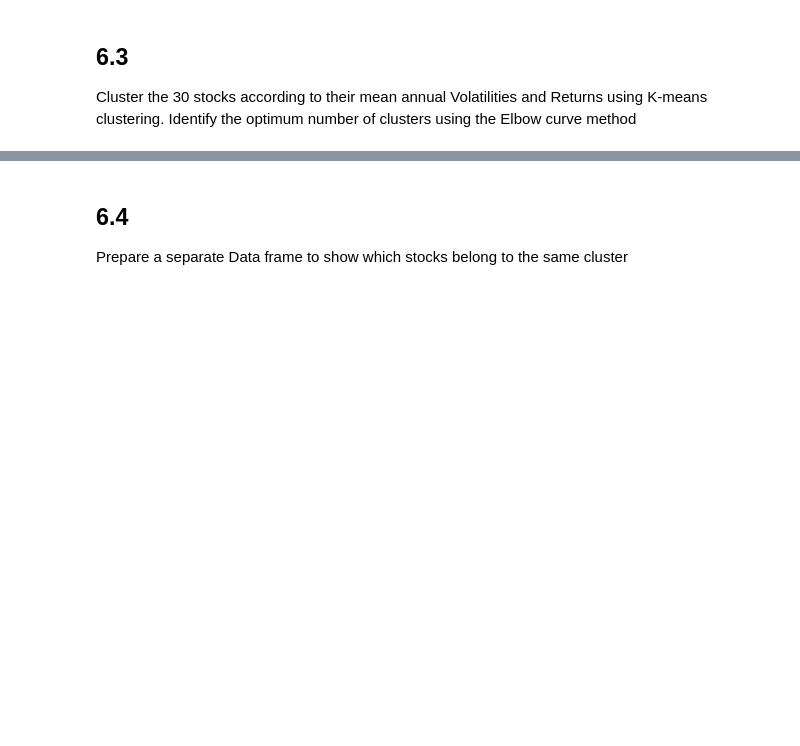
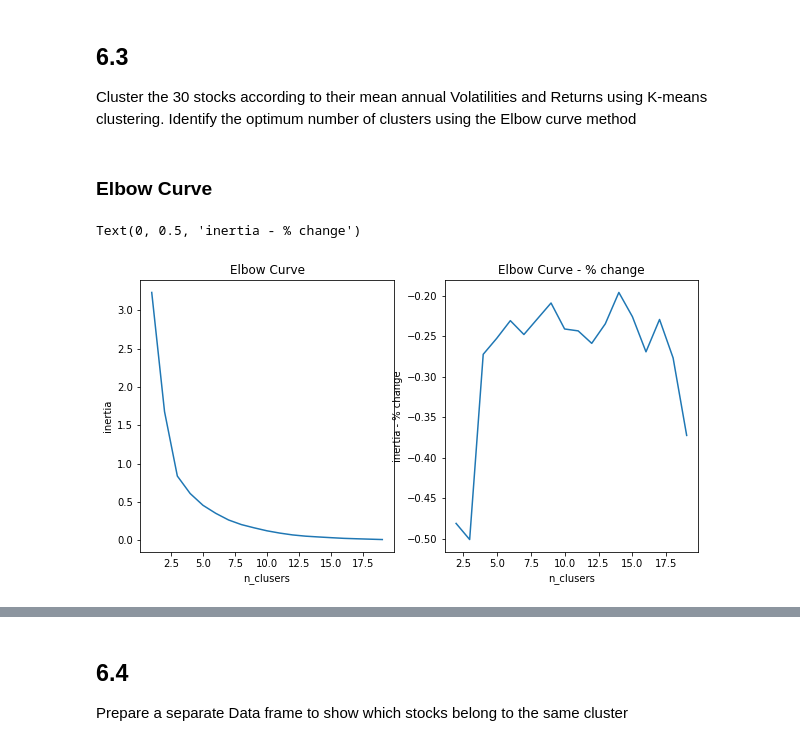
Before and after one commit to JamesMcGuigan/aspiration-ai-internship, a Jupyter notebook: python3/module_6/module_6.ipynb, the cells around one changed output, grey strips where cells are left out. Drawn from its saved outputs; the diff is of its cells as text; code cells hidden in the pictures; blank space fills up the shorter version.

```diff
--- a/python3/module_6/module_6.ipynb
+++ b/python3/module_6/module_6.ipynb
@@ -111,3 +109,21 @@ portfolio_summary
 ## 6.3
 
 Cluster the 30 stocks according to their mean annual Volatilities and Returns using K-means clustering. Identify the optimum number of clusters using the Elbow curve method
+# %% [markdown]
+### Elbow Curve
+# %%
+elbow_curve = [ None ] + [ sklearn.cluster.KMeans(n_clusters=n, random_state=0).fit(portfolio_summary).inertia_ for n in range(1,20) ]
+
+fig, axes = plt.subplots(1,2, figsize=(10,5))
+axes[0].plot( elbow_curve )
+axes[0].set_title('Elbow Curve')
+axes[0].set_xlabel('n_clusers')
+axes[0].set_ylabel('inertia')
+
+axes[1].plot( Series(elbow_curve).pct_change() )
+axes[1].set_title('Elbow Curve - % change')
+axes[1].set_xlabel('n_clusers')
+axes[1].set_ylabel('inertia - % change')
+# %% [output]
+Text(0, 0.5, 'inertia - % change')
+[figure, added]
```
Also changed, not shown: parts of 6 cells of this notebook.
